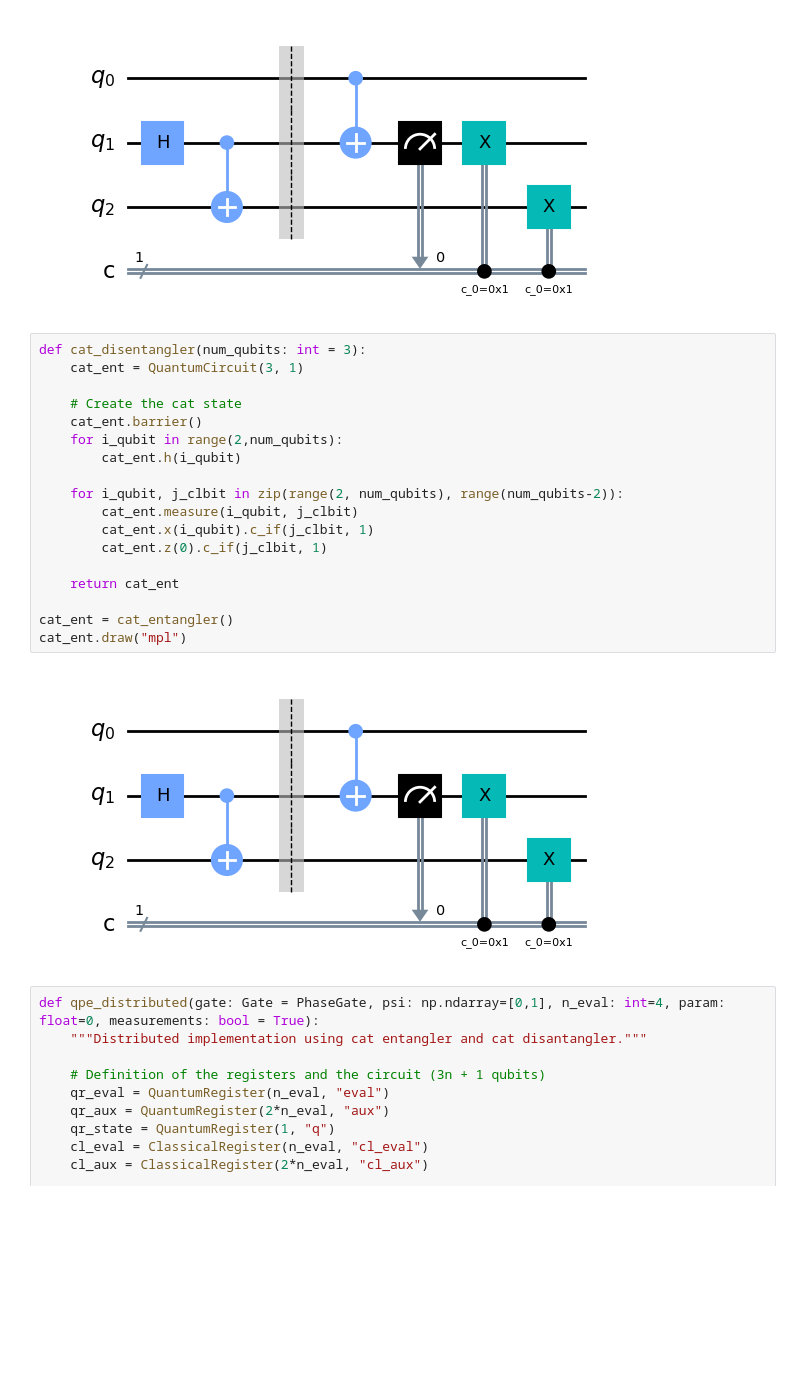
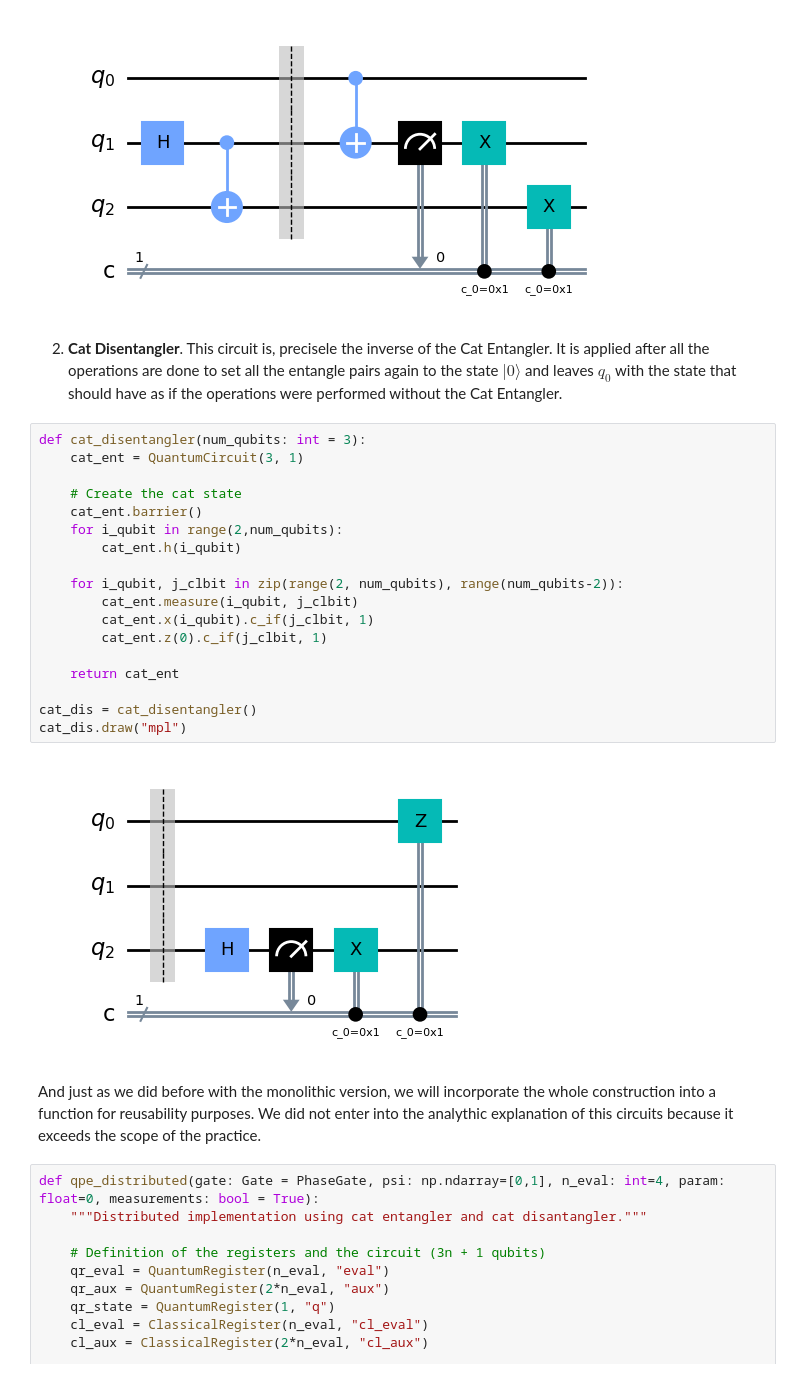
Before and after one commit to jorgevazquezperez/MQIST, a Jupyter notebook: HCC/P1_JorgeVazquez.ipynb, the cells around one changed output. Cells and saved outputs as stored; diff of their text form; blank space fills up the shorter version.

```diff
--- a/HCC/P1_JorgeVazquez.ipynb
+++ b/HCC/P1_JorgeVazquez.ipynb
@@ -132,26 +157,30 @@ cat_ent = cat_entangler()
 cat_ent.draw("mpl")
 # %% [output]
 [figure]
+# %% [markdown]
+2. **Cat Disentangler**. This circuit is, precisele the inverse of the Cat Entangler. It is applied after all the operations are done to set all the entangle pairs again to the state $|0\rangle$ and leaves $q_0$ with the state that should have as if the operations were performed without the Cat Entangler.
 # %%
 def cat_disentangler(num_qubits: int = 3):
     cat_ent = QuantumCircuit(3, 1)
 
     # Create the cat state
     cat_ent.barrier()
     for i_qubit in range(2,num_qubits):
         cat_ent.h(i_qubit)
 
     for i_qubit, j_clbit in zip(range(2, num_qubits), range(num_qubits-2)):
         cat_ent.measure(i_qubit, j_clbit)
         cat_ent.x(i_qubit).c_if(j_clbit, 1)
         cat_ent.z(0).c_if(j_clbit, 1)
 
     return cat_ent
 
-cat_ent = cat_entangler()
-cat_ent.draw("mpl")
+cat_dis = cat_disentangler()
+cat_dis.draw("mpl")
 # %% [output]
-[figure, old version]
+[figure, new version]
+# %% [markdown]
+And just as we did before with the monolithic version, we will incorporate the whole construction into a function for reusability purposes. We did not enter into the analythic explanation of this circuits because it exceeds the scope of the practice.
 # %%
 def qpe_distributed(gate: Gate = PhaseGate, psi: np.ndarray=[0,1], n_eval: int=4, param: float=0, measurements: bool = True):
     """Distributed implementation using cat entangler and cat disantangler."""
```
Also changed, not shown: parts of 35 cells of this notebook.
